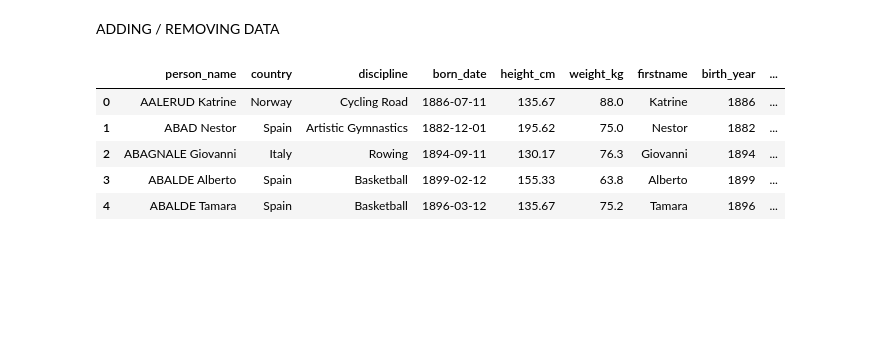
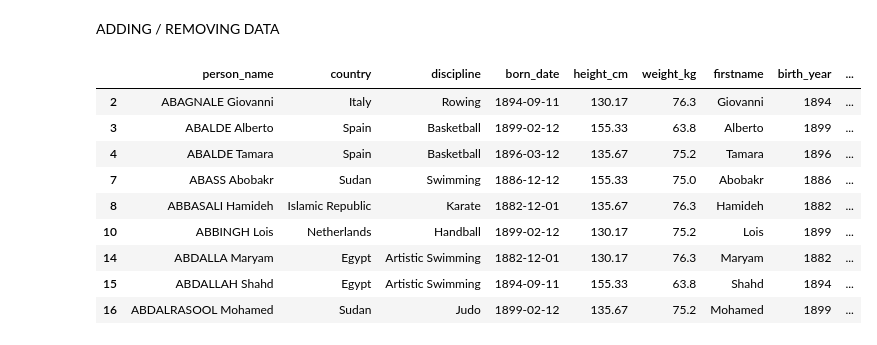
Before and after one commit to laitanawe/pandasds, a Jupyter notebook: workshops/pdseries02.ipynb, the cells around one changed output. Drawn from its saved outputs; the diff is of its cells as text; code cells hidden in the pictures; blank space fills up the shorter version.

```diff
--- a/workshops/pdseries02.ipynb
+++ b/workshops/pdseries02.ipynb
@@ -261,35 +261,43 @@ tokyo_data.info()
 
 tokyo_data['born_date'] = pd.to_datetime(tokyo_data['born_date'])
 tokyo_data.head()
 tokyo_data.info()
 
 # You can specify the format for the date, especially since the U.S. uses month-day-year as opposed to other formats
 tokyo_data['born_date'] = pd.to_datetime(tokyo_data['born_date'], format="%Y-%m-%d")
 
 # .dt is a method for date manipulations, similar to .str for string manipulations
 tokyo_data['birth_year'] = tokyo_data['born_date'].dt.year
 tokyo_data[['firstname', 'birth_year']]
 
 # Using Lambda functions with data frames
 tokyo_data['height_category'] = tokyo_data['height_cm'].apply(lambda x: 'Short' if x < 140 else ('Average-height' if x < 160 else 'Tall'))
 tokyo_data.head()
 
 
 def height_cat(athlete):
   if athlete['height_cm'] < 172 and athlete['weight_kg'] < 68:
     return 'Lightweight'
   if athlete['height_cm'] < 192 and athlete['weight_kg'] < 81:
     return 'Middleweight'
   else:
     return 'Heavyweight'
 
 # Act on all the columns in each row
 tokyo_data['height_category'] = tokyo_data.apply(height_cat, axis=1)
 tokyo_data.head()
+
+mask = tokyo_data['height_category'] != 'Heavyweight'
+tokyo_data[tokyo_data['height_category'] != 'Heavyweight']
+tokyo_data[mask]
 # %% [output]
 |  | person_name | country | discipline | born_date | height_cm | weight_kg | firstname | birth_year | ... |
-| 0 | AALERUD Katrine | Norway | Cycling Road | 1886-07-11 | 135.67 | 88.0 | Katrine | 1886 | ... |
-| 1 | ABAD Nestor | Spain | Artistic Gymnastics | 1882-12-01 | 195.62 | 75.0 | Nestor | 1882 | ... |
 | 2 | ABAGNALE Giovanni | Italy | Rowing | 1894-09-11 | 130.17 | 76.3 | Giovanni | 1894 | ... |
 | 3 | ABALDE Alberto | Spain | Basketball | 1899-02-12 | 155.33 | 63.8 | Alberto | 1899 | ... |
 | 4 | ABALDE Tamara | Spain | Basketball | 1896-03-12 | 135.67 | 75.2 | Tamara | 1896 | ... |
+| 7 | ABASS Abobakr | Sudan | Swimming | 1886-12-12 | 155.33 | 75.0 | Abobakr | 1886 | ... |
+| 8 | ABBASALI Hamideh | Islamic Republic | Karate | 1882-12-01 | 135.67 | 76.3 | Hamideh | 1882 | ... |
+| 10 | ABBINGH Lois | Netherlands | Handball | 1899-02-12 | 130.17 | 75.2 | Lois | 1899 | ... |
+| 14 | ABDALLA Maryam | Egypt | Artistic Swimming | 1882-12-01 | 130.17 | 76.3 | Maryam | 1882 | ... |
+| 15 | ABDALLAH Shahd | Egypt | Artistic Swimming | 1894-09-11 | 155.33 | 63.8 | Shahd | 1894 | ... |
+| 16 | ABDALRASOOL Mohamed | Sudan | Judo | 1899-02-12 | 135.67 | 75.2 | Mohamed | 1899 | ... |
```
